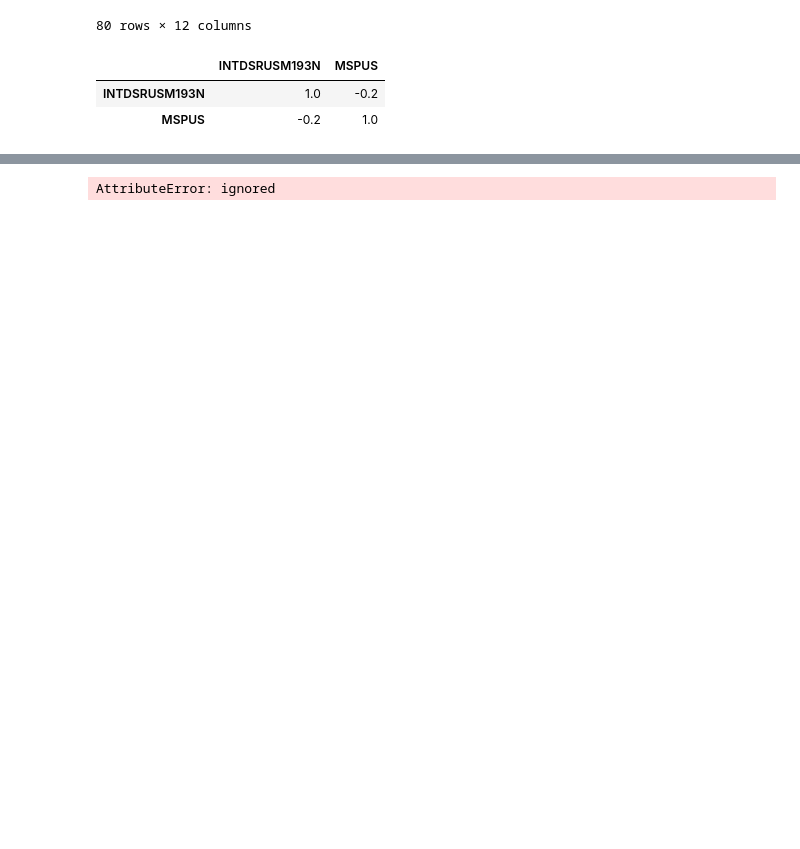
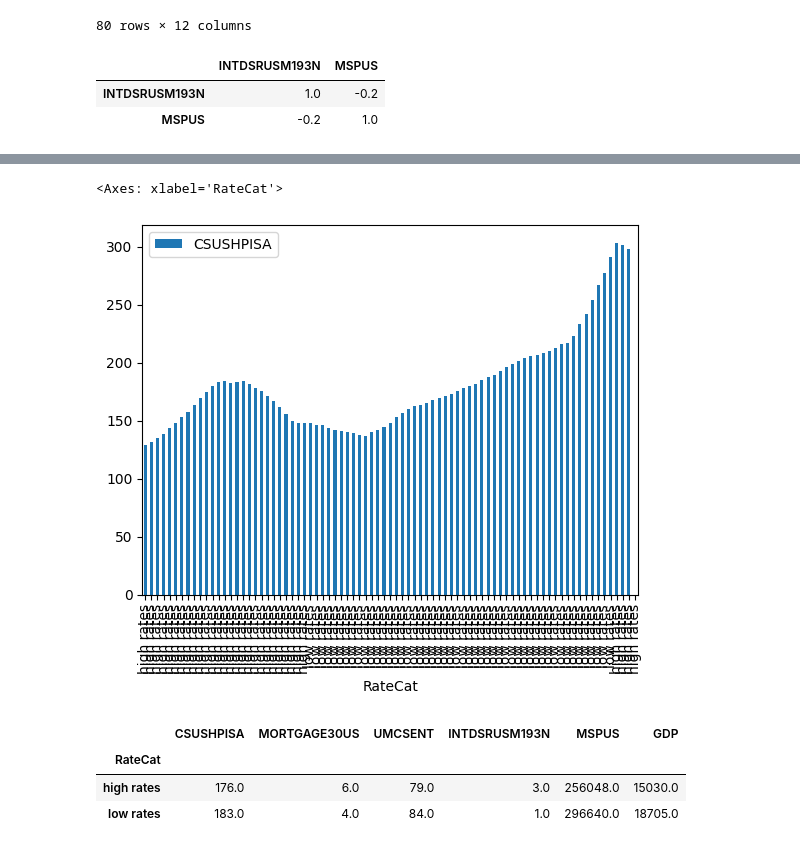
Before and after one commit to jmccahill5/datman, a Jupyter notebook: PS2.ipynb, the cells around one changed output, grey strips where cells are left out. Cells and saved outputs as stored; diff of their text form; code cells hidden in the pictures; blank space fills up the shorter version.

```diff
--- a/PS2.ipynb
+++ b/PS2.ipynb
@@ -261,5 +262,5 @@ dat[['MORTGAGE30US','lowrates']][20:40]
 # %%
-dat.barplot(x = 'lowrates',y = 'CSUSHPISA',data = dat)
-plt.show()
+dat.plot.bar(x = 'RateCat',y = 'CSUSHPISA')
 # %% [output]
-AttributeError: ignored
+<Axes: xlabel='RateCat'>
+[figure, added]
@@ -267,0 +269,7 @@ AttributeError: ignored
+# %%
+dat.groupby('RateCat').mean().round(0)
+# %% [output]
+|  | CSUSHPISA | MORTGAGE30US | UMCSENT | INTDSRUSM193N | MSPUS | GDP |
+| RateCat |  |  |  |  |  |  |
+| high rates | 176.0 | 6.0 | 79.0 | 3.0 | 256048.0 | 15030.0 |
+| low rates | 183.0 | 4.0 | 84.0 | 1.0 | 296640.0 | 18705.0 |
```
Also changed, not shown: parts of 7 cells of this notebook.
